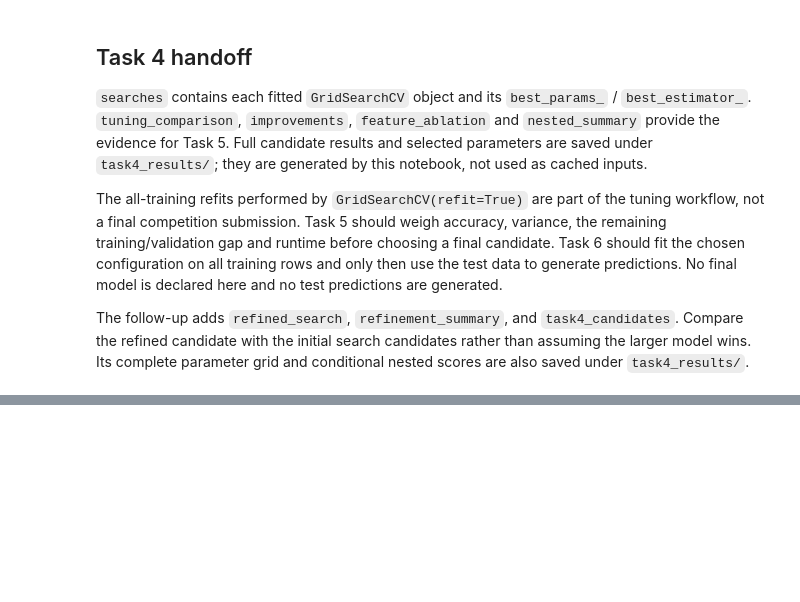
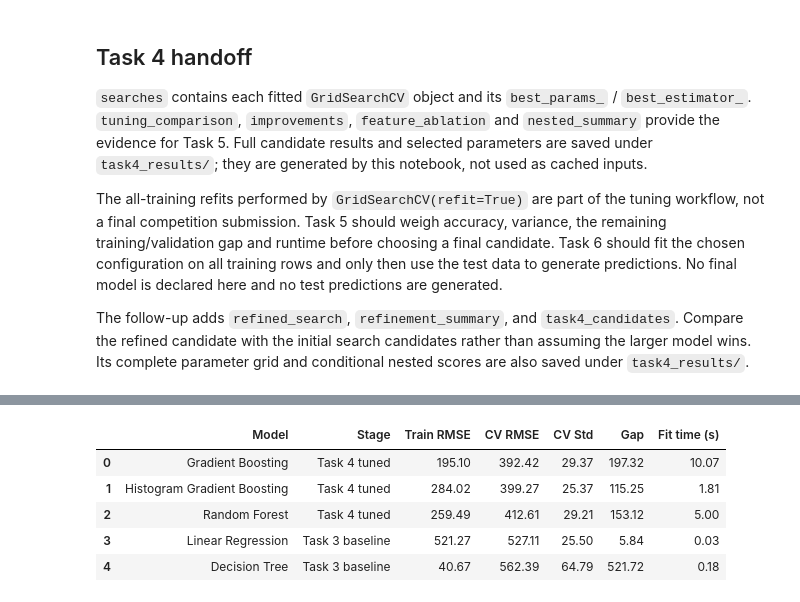
Before and after one commit to Aaryan1524/CAI_4105_2026_Fall_Team_2, a Jupyter notebook: challenge1.ipynb, the cells around one changed output, grey strips where cells are left out. Cells and saved outputs as stored; diff of their text form; code cells hidden in the pictures; blank space fills up the shorter version.

Commit message:
Add Task 5 final model selection: tuned Gradient Boosting with justification

```diff
--- a/challenge1.ipynb
+++ b/challenge1.ipynb
@@ -584,0 +589,36 @@ The follow-up adds `refined_search`, `refinement_summary`, and `task4_candidates
+# %%
+# Task 3 baselines that were not tuned in Task 4
+untuned = comparison[comparison["Model"].isin(["Linear Regression", "Decision Tree"])]
+candidate_rows = [
+    {
+        "Model": row["Model"], "Stage": "Task 3 baseline",
+        "Train RMSE": row["Train RMSE"], "CV RMSE": row["CV RMSE"],
+        "CV Std": row["CV Std"], "Gap": row["Gap"],
+        "Fit time (s)": row["Fit time (s)"],
+    }
+    for _, row in untuned.iterrows()
+]
+
+# Best tuned configuration of each Task 4 family
+for _, row in tuning_comparison.iterrows():
+    search = searches[row["Model"]]
+    candidate_rows.append({
+        "Model": row["Model"], "Stage": "Task 4 tuned",
+        "Train RMSE": row["Train RMSE"], "CV RMSE": row["Tuning CV RMSE"],
+        "CV Std": row["CV Std"], "Gap": row["Gap"],
+        "Fit time (s)": search.cv_results_["mean_fit_time"][search.best_index_],
+    })
+
+final_candidates = (
+    pd.DataFrame(candidate_rows)
+    .sort_values("CV RMSE")
+    .reset_index(drop=True)
+)
+display(final_candidates.round(2))
+# %% [output]
+|  | Model | Stage | Train RMSE | CV RMSE | CV Std | Gap | Fit time (s) |
+| 0 | Gradient Boosting | Task 4 tuned | 195.10 | 392.42 | 29.37 | 197.32 | 10.07 |
+| 1 | Histogram Gradient Boosting | Task 4 tuned | 284.02 | 399.27 | 25.37 | 115.25 | 1.81 |
+| 2 | Random Forest | Task 4 tuned | 259.49 | 412.61 | 29.21 | 153.12 | 5.00 |
+| 3 | Linear Regression | Task 3 baseline | 521.27 | 527.11 | 25.50 | 5.84 | 0.03 |
+| 4 | Decision Tree | Task 3 baseline | 40.67 | 562.39 | 64.79 | 521.72 | 0.18 |
```
Also changed, not shown: parts of 3 cells of this notebook.
